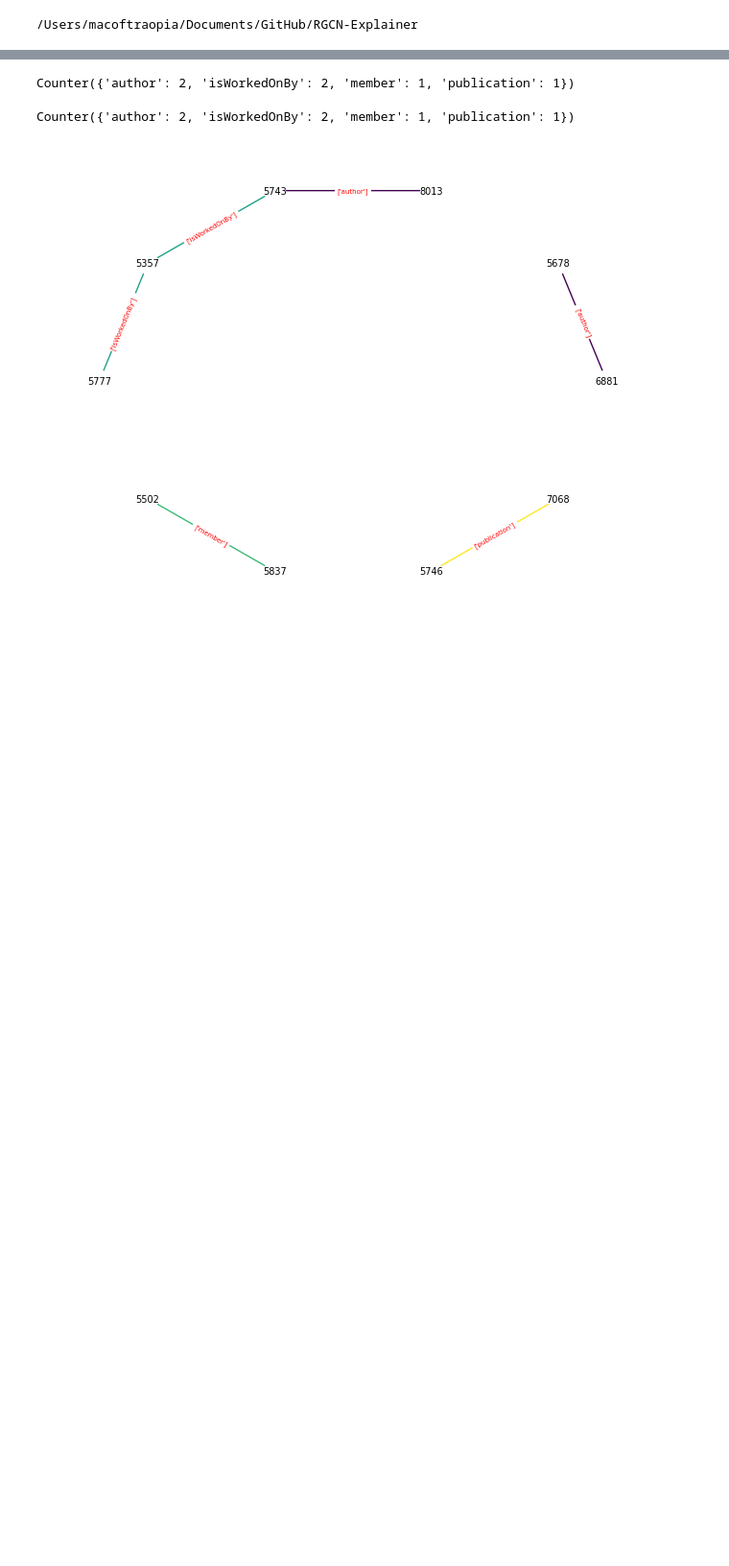
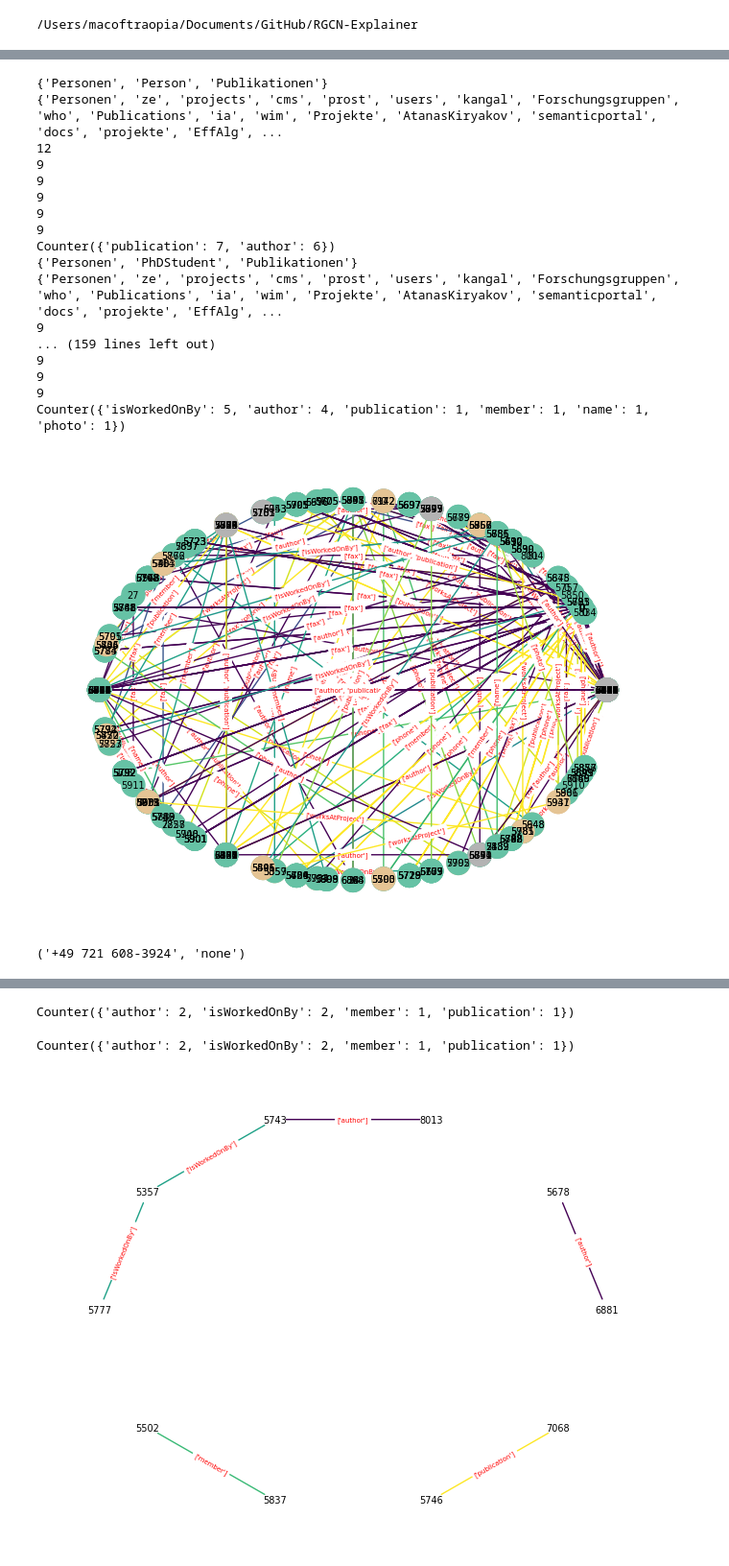
Before and after one commit to traopia/RGCN-Explainer, a Jupyter notebook: RGCN_stuff/visualization.ipynb, the cells around one changed output, grey strips where cells are left out. Shown at 96% size. Saved outputs shown, nothing was run; the diff lists cells and outputs as text; code cells hidden in the pictures; blank space fills up the shorter version.

```diff
--- a/RGCN_stuff/visualization.ipynb
+++ b/RGCN_stuff/visualization.ipynb
@@ -54,3 +80,33 @@ Counter({'author': 3, 'publication': 3})
+# %%
+val = data.withheld[:,0]
+for i in val:
+    v = torch.load(f'{path}/masked_ver{int(i)}')
+    h = torch.load(f'{path}/masked_hor{int(i)}')
+    h_t, v_t,t = threshold_mask(h,v,data,15)
+    visualize(int(i), n_hop, data, v_t,threshold,name, result_weights=False, low_threshold=False,experiment_name='exp/init_normal_hops_2_lr_0.5_adaptive_False_size_0.005_sizestd_adaptive_ent_10_type_1_killtype_True_break_no', selected_visualization=True,connected_subgraph=True)
+# %% [output]
+{'Personen', 'Person', 'Publikationen'}
+{'Personen', 'ze', 'projects', 'cms', 'prost', 'users', 'kangal', 'Forschungsgruppen', 'who', 'Publications', 'ia', 'wim', 'Projekte', 'AtanasKiryakov', 'semanticportal', 'docs', 'projekte', 'EffAlg', ...
+12
+9
+9
+9
+9
+9
+Counter({'publication': 7, 'author': 6})
+{'Personen', 'PhDStudent', 'Publikationen'}
+{'Personen', 'ze', 'projects', 'cms', 'prost', 'users', 'kangal', 'Forschungsgruppen', 'who', 'Publications', 'ia', 'wim', 'Projekte', 'AtanasKiryakov', 'semanticportal', 'docs', 'projekte', 'EffAlg', ...
+9
+... (159 lines left out)
+9
+9
+9
+Counter({'isWorkedOnBy': 5, 'author': 4, 'publication': 1, 'member': 1, 'name': 1, 'photo': 1})
+[figure, added]
+# %%
+data.i2e[108]
+# %% [output]
+('+49 721 608-3924', 'none')
 # %%
 def visualize(node_idx, n_hop, data, masked_ver,threshold,name, result_weights=True, low_threshold=False,experiment_name=None, selected_visualization=True, connected_subgraph = True):
     """
```
Also changed, not shown: parts of 6 cells of this notebook, 5 other files.
